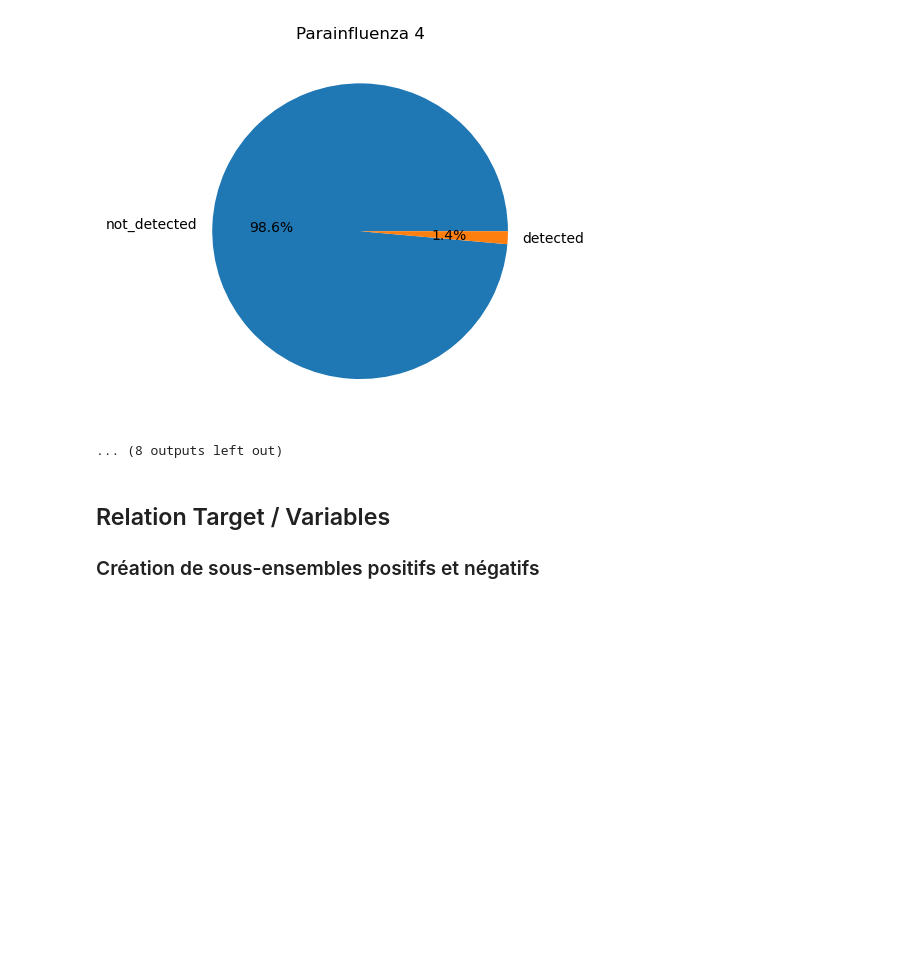
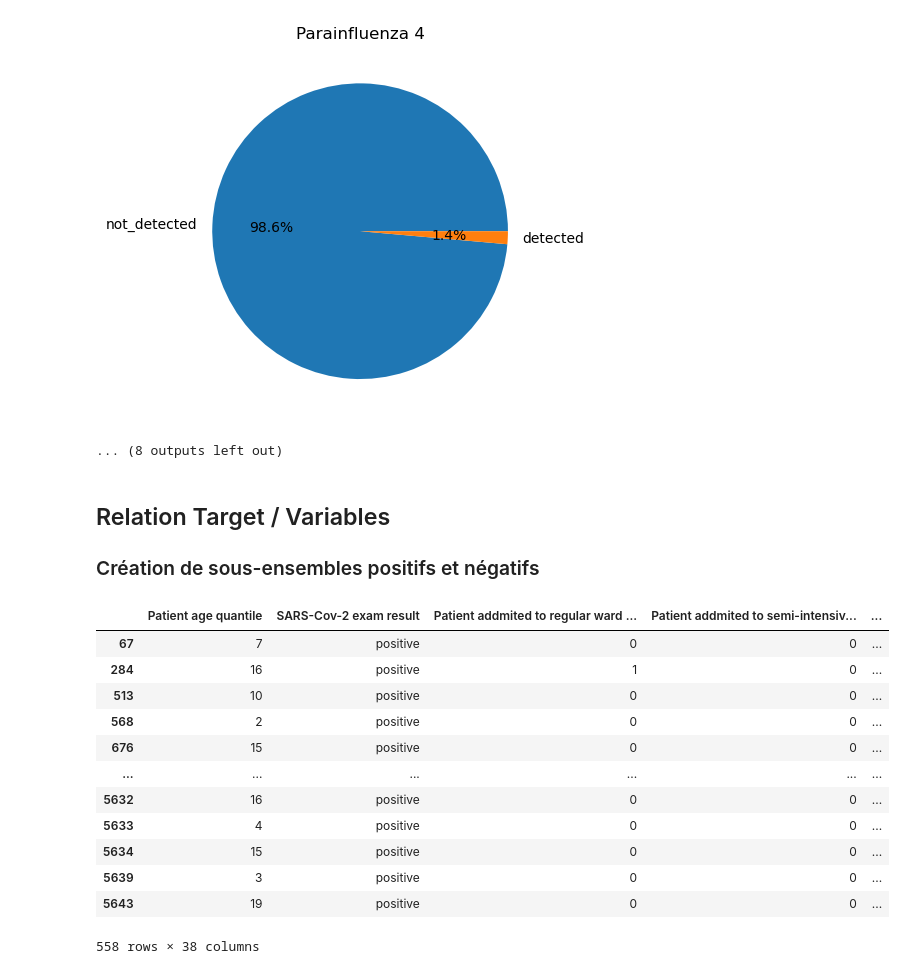
Before and after one commit to lorida0777/Diagnosis_of_COVID_19, a Jupyter notebook: EDA.ipynb, the cells around one changed output. Cells and saved outputs as stored; diff of their text form; code cells hidden in the pictures; blank space fills up the shorter version.

```diff
--- a/EDA.ipynb
+++ b/EDA.ipynb
@@ -267,4 +267,19 @@ for col in df.select_dtypes('object'):
 ## Relation Target / Variables
 ### Création de sous-ensembles positifs et négatifs
 # %%
-df[df['SARS-Cov-2 exam result'] == 'positive']
+positive_df = df[df['SARS-Cov-2 exam result'] == 'positive']
+positive_df
+# %% [output]
+|  | Patient age quantile | SARS-Cov-2 exam result | Patient addmited to regular ward ... | Patient addmited to semi-intensiv... | ... |
+| 67 | 7 | positive | 0 | 0 | ... |
+| 284 | 16 | positive | 1 | 0 | ... |
+| 513 | 10 | positive | 0 | 0 | ... |
+| 568 | 2 | positive | 0 | 0 | ... |
+| 676 | 15 | positive | 0 | 0 | ... |
+| ... | ... | ... | ... | ... | ... |
+| 5632 | 16 | positive | 0 | 0 | ... |
+| 5633 | 4 | positive | 0 | 0 | ... |
+| 5634 | 15 | positive | 0 | 0 | ... |
+| 5639 | 3 | positive | 0 | 0 | ... |
+| 5643 | 19 | positive | 0 | 0 | ... |
+558 rows × 38 columns
```
Also changed, not shown: parts of 1 cell of this notebook.
